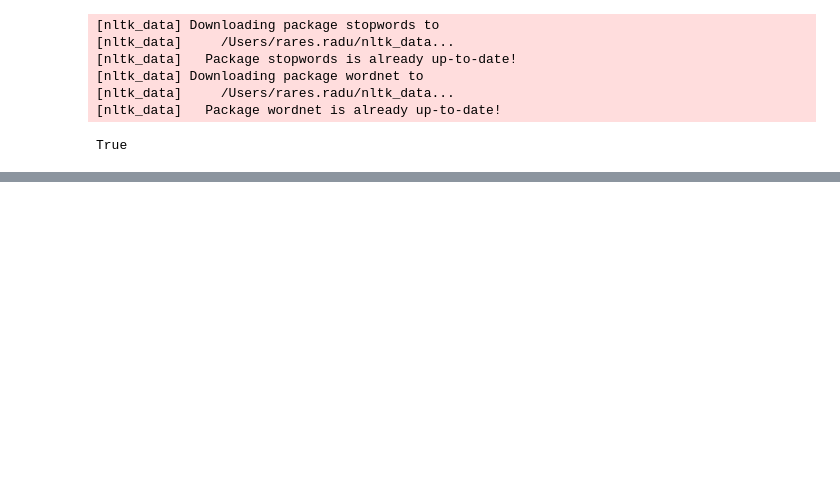
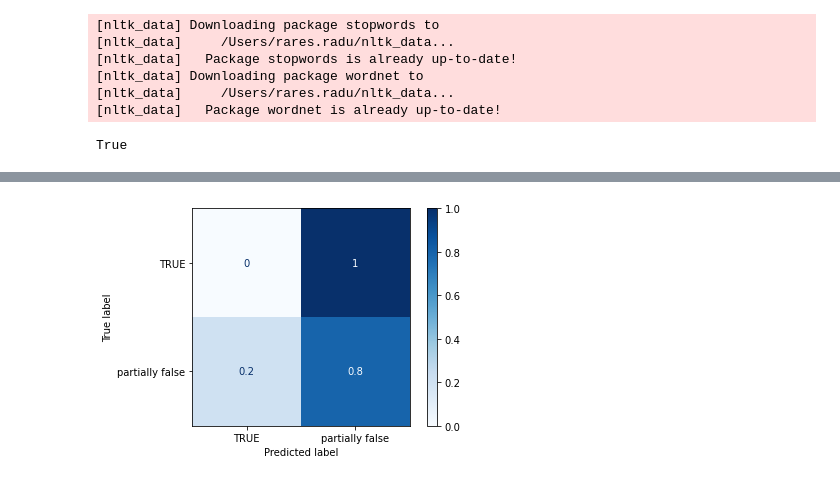
Before and after one commit to Fake-News-Detection-2B5/ai-2, a Jupyter notebook: classification/svm/svm.ipynb, the cells around one changed output, grey strips where cells are left out. Drawn from its saved outputs; the diff is of its cells as text; code cells hidden in the pictures; blank space fills up the shorter version.

```diff
--- a/classification/svm/svm.ipynb
+++ b/classification/svm/svm.ipynb
@@ -164,0 +338,4 @@ cm = metrics.plot_confusion_matrix(svc, X_test, y_test, cmap=plt.cm.Blues, norma
+# %%
+cm = metrics.plot_confusion_matrix(svc_true_partially_false, X_true_partially_false_test, y_true_partially_false_test, cmap=plt.cm.Blues, normalize='true')
+# %% [output]
+[figure, added]
```
Also changed, not shown: parts of 18 cells of this notebook.
